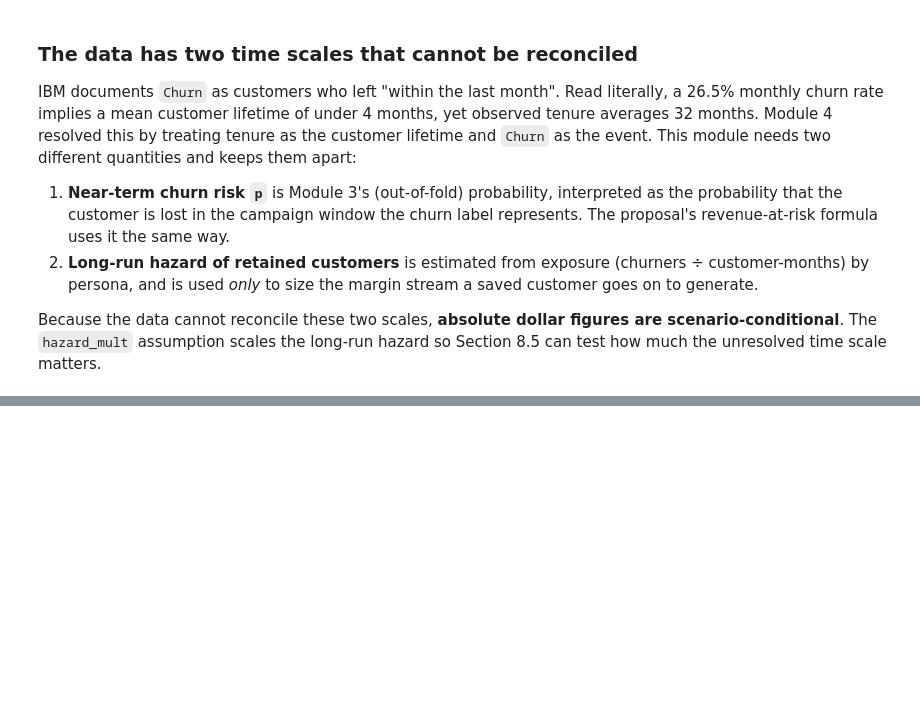
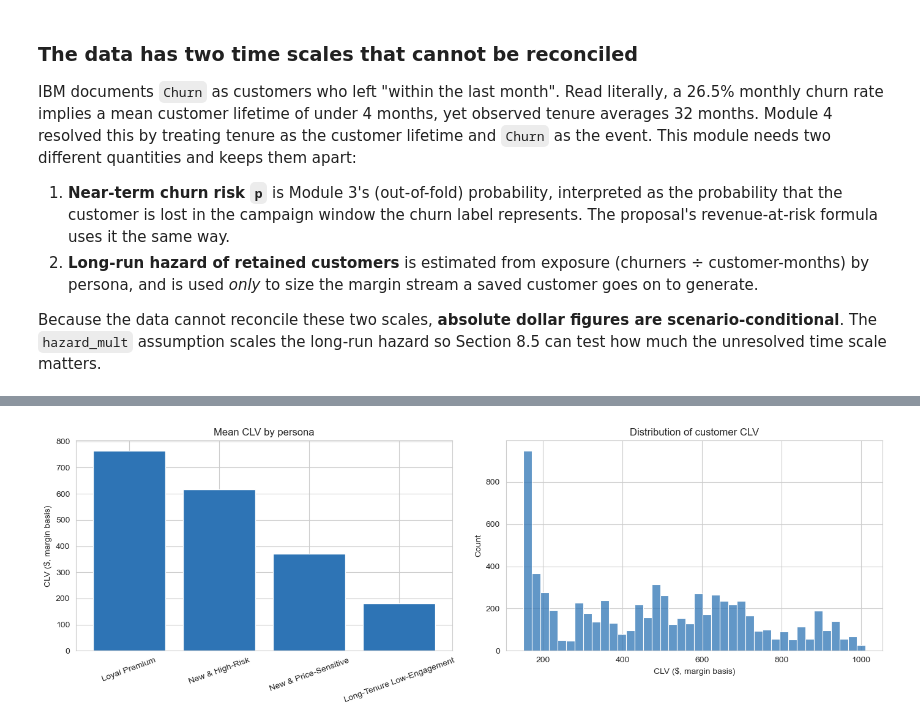
Before and after one commit to danielowuor/Customer-Retention-Intelligence-System, a Jupyter notebook: notebooks/06_clv_roi_simulation.ipynb, the cells around one changed output, grey strips where cells are left out. Saved outputs shown, nothing was run; the diff lists cells and outputs as text; code cells hidden in the pictures; blank space fills up the shorter version.

Commit message:
feat: add CLV, value at risk, contact economics, CLV x risk prioritization matrix, ROI simulator and ranked target list with persisted outputs

```diff
--- a/notebooks/06_clv_roi_simulation.ipynb
+++ b/notebooks/06_clv_roi_simulation.ipynb
@@ -180,0 +213,23 @@ Because the data cannot reconcile these two scales, **absolute dollar figures ar
+# %%
+def clv_persona(P):
+    h = np.clip(persona_hazard_i * P["hazard_mult"], 0, 0.99)
+    r = (1 + P["annual_disc"]) ** (1 / 12) - 1
+    q = (1 - h) / (1 + r)
+    annuity = np.where(np.abs(1 - q) < 1e-12, P["horizon"], q * (1 - q ** P["horizon"]) / (1 - q))
+    return P["margin"] * mc * annuity
+
+def economics(P, V=None):
+    # Expected net value of contacting each customer, and the break-even churn probability.
+    V = clv_persona(P) if V is None else V
+    D = P["discount_pct"] * mc * P["discount_months"]        # discount cost if the customer remains
+    s = P["save_rate"]
+    N = s * p * V - P["contact_cost"] - (1 - p + s * p) * D
+    p_star = (P["contact_cost"] + D) / (s * V + (1 - s) * D)
+    return V, N, p_star, D
+
+V, N, p_star, D = economics(BASE)
+df["clv"] = V
+
+clv_by_persona = df.groupby("persona_name")["clv"].agg(["mean", "median"]).round(0)
+print(f"Mean CLV (margin, {BASE['horizon']}-month horizon): ${V.mean():,.0f}")
+clv_by_persona
@@ -180,0 +244,14 @@ Because the data cannot reconcile these two scales, **absolute dollar figures ar
+# %%
+fig, axes = plt.subplots(1, 2, figsize=(14, 4.8))
+order = clv_by_persona["mean"].sort_values(ascending=False).index
+axes[0].bar(order, clv_by_persona.loc[order, "mean"], color="#2E74B5")
+axes[0].set_title("Mean CLV by persona")
+axes[0].set_ylabel("CLV ($, margin basis)")
+axes[0].tick_params(axis="x", rotation=20)
+sns.histplot(V, bins=40, color="#2E74B5", ax=axes[1])
+axes[1].set_title("Distribution of customer CLV")
+axes[1].set_xlabel("CLV ($, margin basis)")
+plt.tight_layout()
+plt.show()
+# %% [output]
+[figure, added]
```
Also changed, not shown: parts of 62 cells of this notebook, 5 other files.
